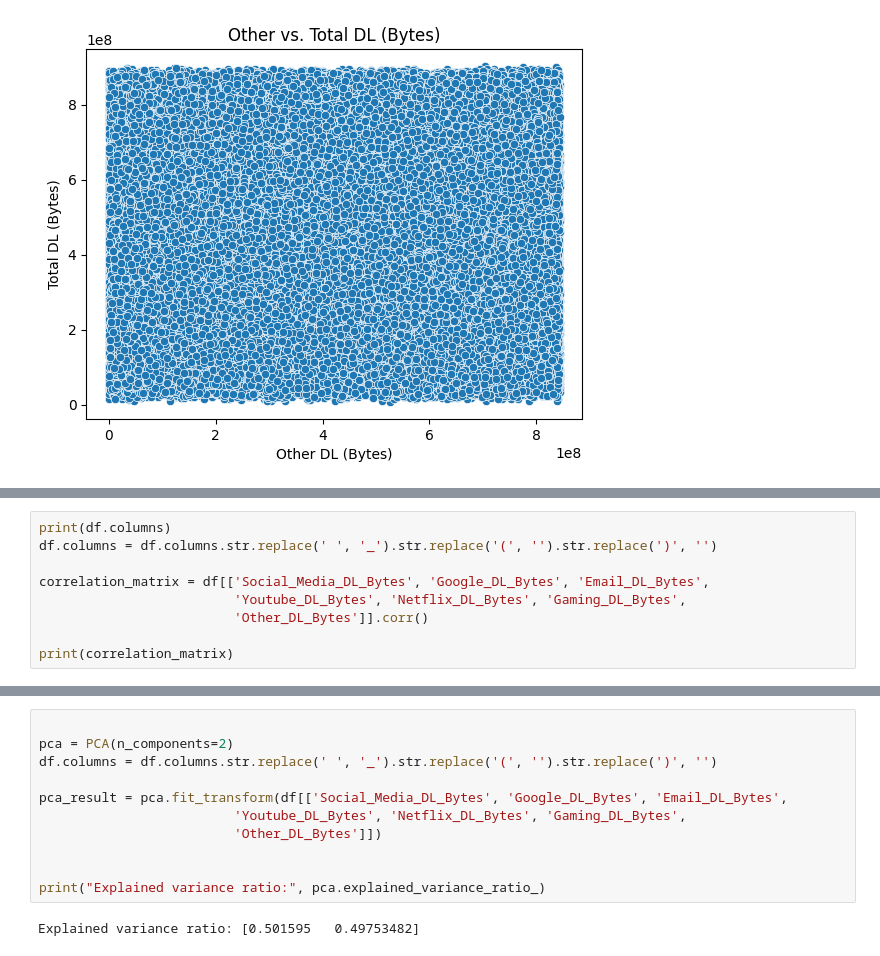
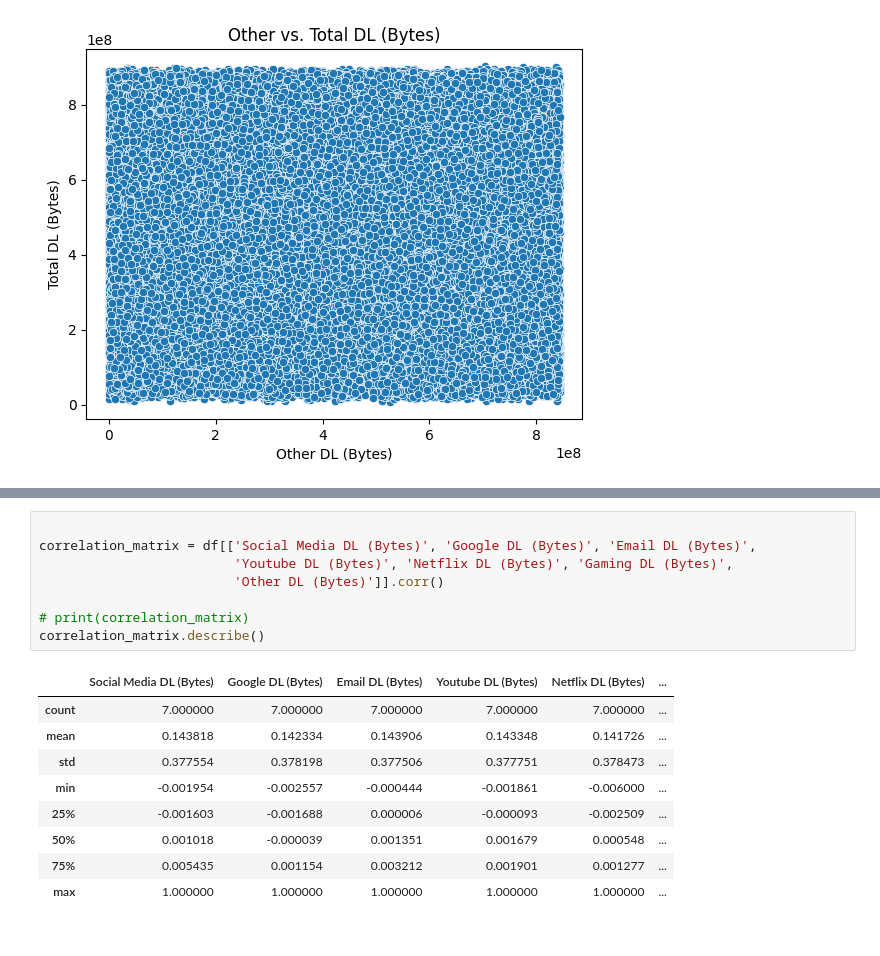
Before and after one commit to mistir-nigusse/Telecom_data_analysis_10Academy_week_1, a Jupyter notebook: notebooks/user_overview_analysis.ipynb, the cells around one changed output, grey strips where cells are left out. Cells and saved outputs as stored; diff of their text form.

```diff
--- a/notebooks/user_overview_analysis.ipynb
+++ b/notebooks/user_overview_analysis.ipynb
@@ -324,10 +290 @@ Decile
 5th         1.368615e+13      1.232194e+12
-# %%
-print(df.columns)
-df.columns = df.columns.str.replace(' ', '_').str.replace('(', '').str.replace(')', '')
-
-correlation_matrix = df[['Social_Media_DL_Bytes', 'Google_DL_Bytes', 'Email_DL_Bytes',
-                         'Youtube_DL_Bytes', 'Netflix_DL_Bytes', 'Gaming_DL_Bytes',
-                         'Other_DL_Bytes']].corr()
-
-print(correlation_matrix)
@@ -352,13 +291,18 @@ Other_DL_Bytes               1.000000
-# %%
-
-pca = PCA(n_components=2)
-df.columns = df.columns.str.replace(' ', '_').str.replace('(', '').str.replace(')', '')
-
-pca_result = pca.fit_transform(df[['Social_Media_DL_Bytes', 'Google_DL_Bytes', 'Email_DL_Bytes',
-                         'Youtube_DL_Bytes', 'Netflix_DL_Bytes', 'Gaming_DL_Bytes',
-                         'Other_DL_Bytes']])
-
-
-print("Explained variance ratio:", pca.explained_variance_ratio_)
-# %% [output]
-Explained variance ratio: [0.501595   0.49753482]
+# %%
+
+correlation_matrix = df[['Social Media DL (Bytes)', 'Google DL (Bytes)', 'Email DL (Bytes)',
+                         'Youtube DL (Bytes)', 'Netflix DL (Bytes)', 'Gaming DL (Bytes)',
+                         'Other DL (Bytes)']].corr()
+
+# print(correlation_matrix)
+correlation_matrix.describe()
+# %% [output]
+|  | Social Media DL (Bytes) | Google DL (Bytes) | Email DL (Bytes) | Youtube DL (Bytes) | Netflix DL (Bytes) | ... |
+| count | 7.000000 | 7.000000 | 7.000000 | 7.000000 | 7.000000 | ... |
+| mean | 0.143818 | 0.142334 | 0.143906 | 0.143348 | 0.141726 | ... |
+| std | 0.377554 | 0.378198 | 0.377506 | 0.377751 | 0.378473 | ... |
+| min | -0.001954 | -0.002557 | -0.000444 | -0.001861 | -0.006000 | ... |
+| 25% | -0.001603 | -0.001688 | 0.000006 | -0.000093 | -0.002509 | ... |
+| 50% | 0.001018 | -0.000039 | 0.001351 | 0.001679 | 0.000548 | ... |
+| 75% | 0.005435 | 0.001154 | 0.003212 | 0.001901 | 0.001277 | ... |
+| max | 1.000000 | 1.000000 | 1.000000 | 1.000000 | 1.000000 | ... |
```
Also changed, not shown: parts of 18 cells of this notebook, 7 other files.
